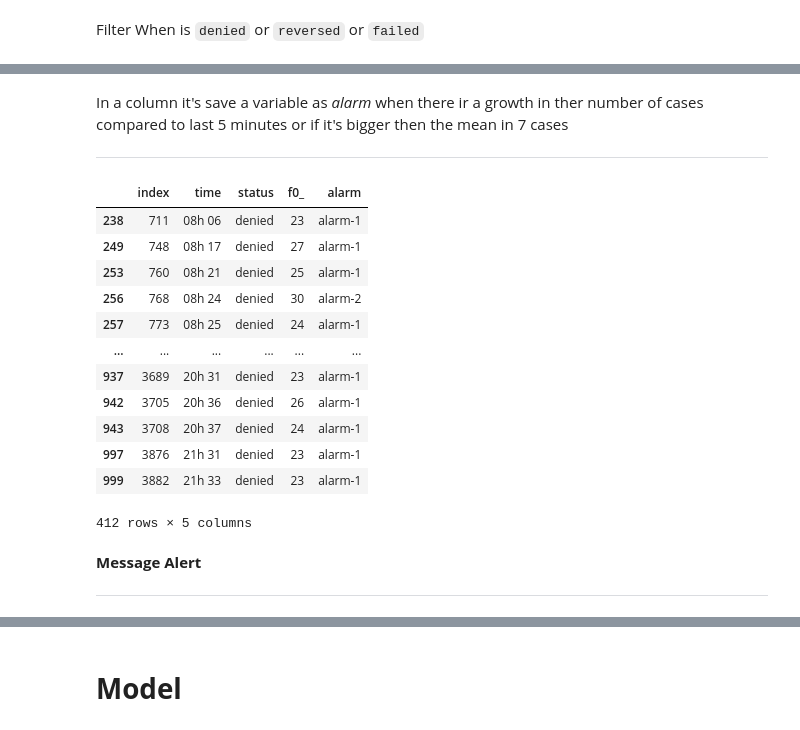
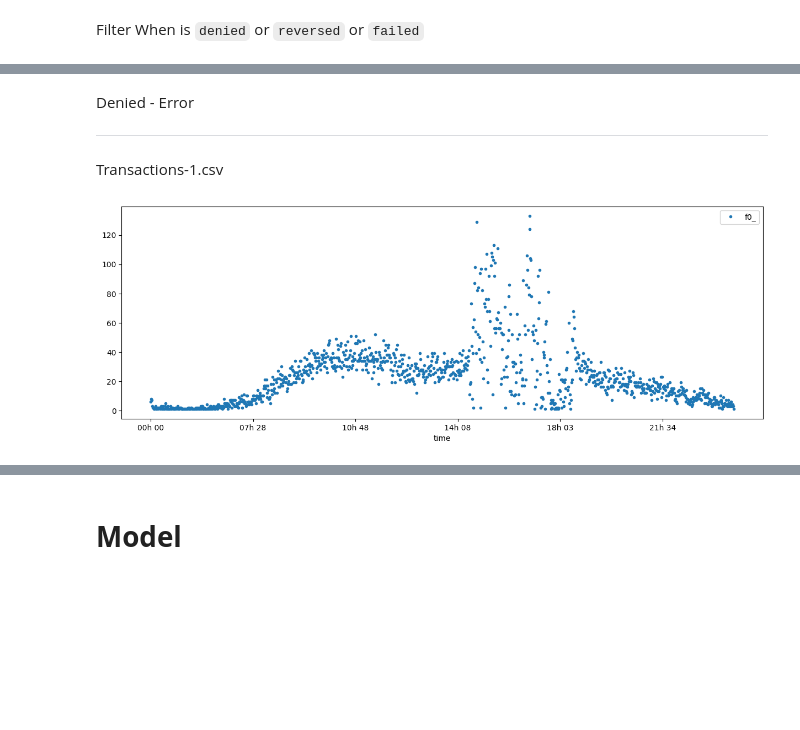
Before and after one commit to gabrielatoniolo/dab-dbt-repository, a Jupyter notebook: Monitoring_analyst_test.ipynb, the cells around one changed output, grey strips where cells are left out. Drawn from its saved outputs; the diff is of its cells as text; code cells hidden in the pictures; blank space fills up the shorter version.

```diff
--- a/Monitoring_analyst_test.ipynb
+++ b/Monitoring_analyst_test.ipynb
@@ -199,2 +222,12 @@ t1
+# %%
+def graph (filter,df,column):
+  select = df["status"] == filter #filter for each type of error
+  df = df[(select)] #select only the data for that type of error
+  df = df.reset_index(drop=True)
+  df_new = df[['time',column]] #show only the columns of time and nb of transactions
+  df_new = df_new.set_index("time") #set time as index
+  df_new.plot(style = '.',figsize=(15,5),color = color_pal[0]) #plot the graph
+  plt.show()
+  return df
 # %% [markdown]
 Filter When is `denied` or `reversed` or `failed`
@@ -249,4 +233,0 @@ denied
-# %% [markdown]
-In a column it's save a variable as *alarm* when there ir a growth in ther number of cases compared to last 5 minutes or if it's bigger then the mean in 7 cases
-
----
@@ -266,20 +234,10 @@ for i in denied["f0_"]:
-# %%
-denied[(denied["alarm"]== "alarm-1") | (denied["alarm"]== "alarm-2") ]
-# %% [output]
-|  | index | time | status | f0_ | alarm |
-| 238 | 711 | 08h 06 | denied | 23 | alarm-1 |
-| 249 | 748 | 08h 17 | denied | 27 | alarm-1 |
-| 253 | 760 | 08h 21 | denied | 25 | alarm-1 |
-| 256 | 768 | 08h 24 | denied | 30 | alarm-2 |
-| 257 | 773 | 08h 25 | denied | 24 | alarm-1 |
-| ... | ... | ... | ... | ... | ... |
-| 937 | 3689 | 20h 31 | denied | 23 | alarm-1 |
-| 942 | 3705 | 20h 36 | denied | 26 | alarm-1 |
-| 943 | 3708 | 20h 37 | denied | 24 | alarm-1 |
-| 997 | 3876 | 21h 31 | denied | 23 | alarm-1 |
-| 999 | 3882 | 21h 33 | denied | 23 | alarm-1 |
-412 rows × 5 columns
-# %% [markdown]
-**Message Alert**
-
----
+# %% [markdown]
+Denied - Error
+
+---
+Transactions-1.csv
+# %%
+denied = t1
+denied = graph('denied',denied,'f0_')
+# %% [output]
+[figure, added]
```
Also changed, not shown: parts of 64 cells of this notebook.
